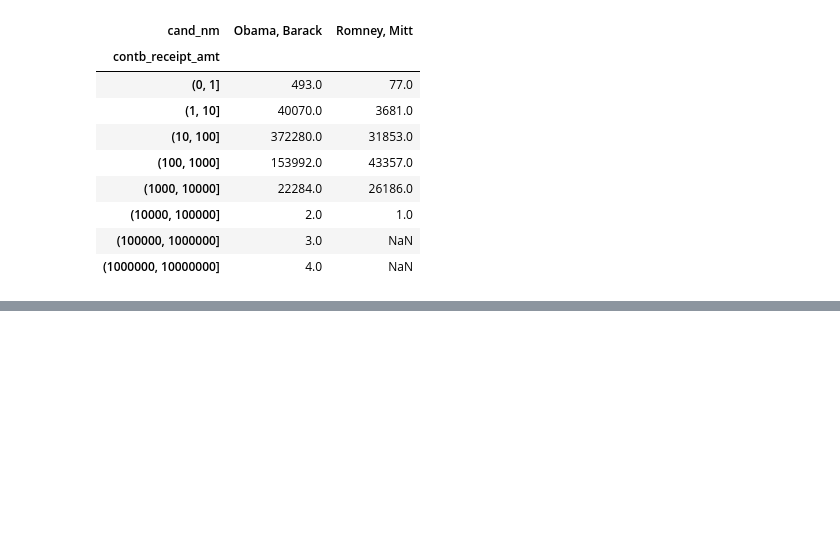
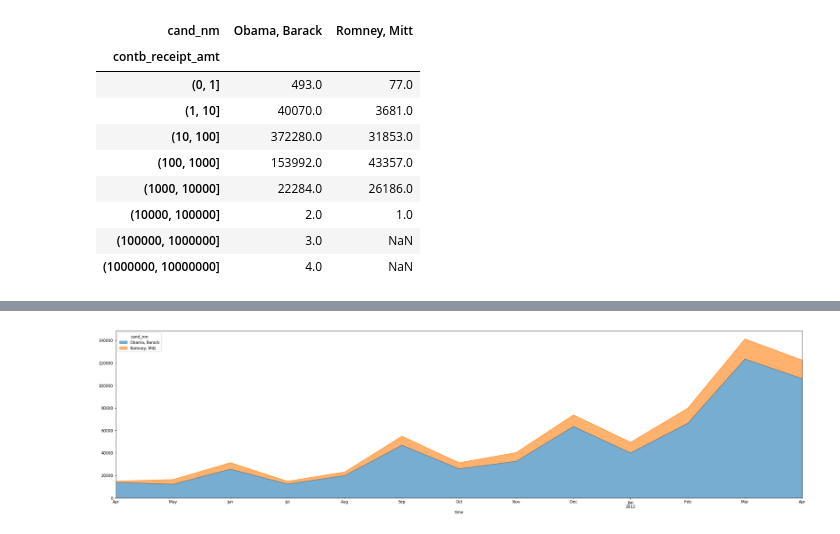
Before and after one commit to hhhhjjj/metro_ai, a Jupyter notebook: USA_sponsor.ipynb, the cells around one changed output, grey strips where cells are left out. Saved outputs shown, nothing was run; the diff lists cells and outputs as text; code cells hidden in the pictures; blank space fills up the shorter version.

```diff
--- a/USA_sponsor.ipynb
+++ b/USA_sponsor.ipynb
@@ -298,0 +362,8 @@ grouped_bins.size().unstack(0)
+# %%
+data_vs['time'] = pd.to_datetime(data_vs['contb_receipt_dt'])
+# 这个方法能够解析各种日期表示形式，当然你也可以指定格式
+# 这就是字符串转时间
+# %%
+data_vs.set_index('time',inplace=True)
+data_vs.head()
+# 时间作为索引
@@ -298,0 +378,7 @@ grouped_bins.size().unstack(0)
+# %%
+# 这些数据量很大，跑起来慢的要死
+vs_time = data_vs.groupby('cand_nm').resample('M')['cand_nm'].count()
+vs_time.unstack(0)
+# 重采样（重复）就是把时间序列频度变成另一个频度的过程，
+# 然后高频度转低频度叫做降采样
+# 在这我们把每日转换成每月，就是高频转低频
@@ -298,0 +401,6 @@ grouped_bins.size().unstack(0)
+# %%
+fig1, ax1=plt.subplots(figsize=(32,8))
+vs_time.unstack(0).plot(kind='area',ax=ax1,alpha=0.6)
+plt.show()
+# %% [output]
+[figure, added]
```
Also changed, not shown: parts of 7 cells of this notebook.
